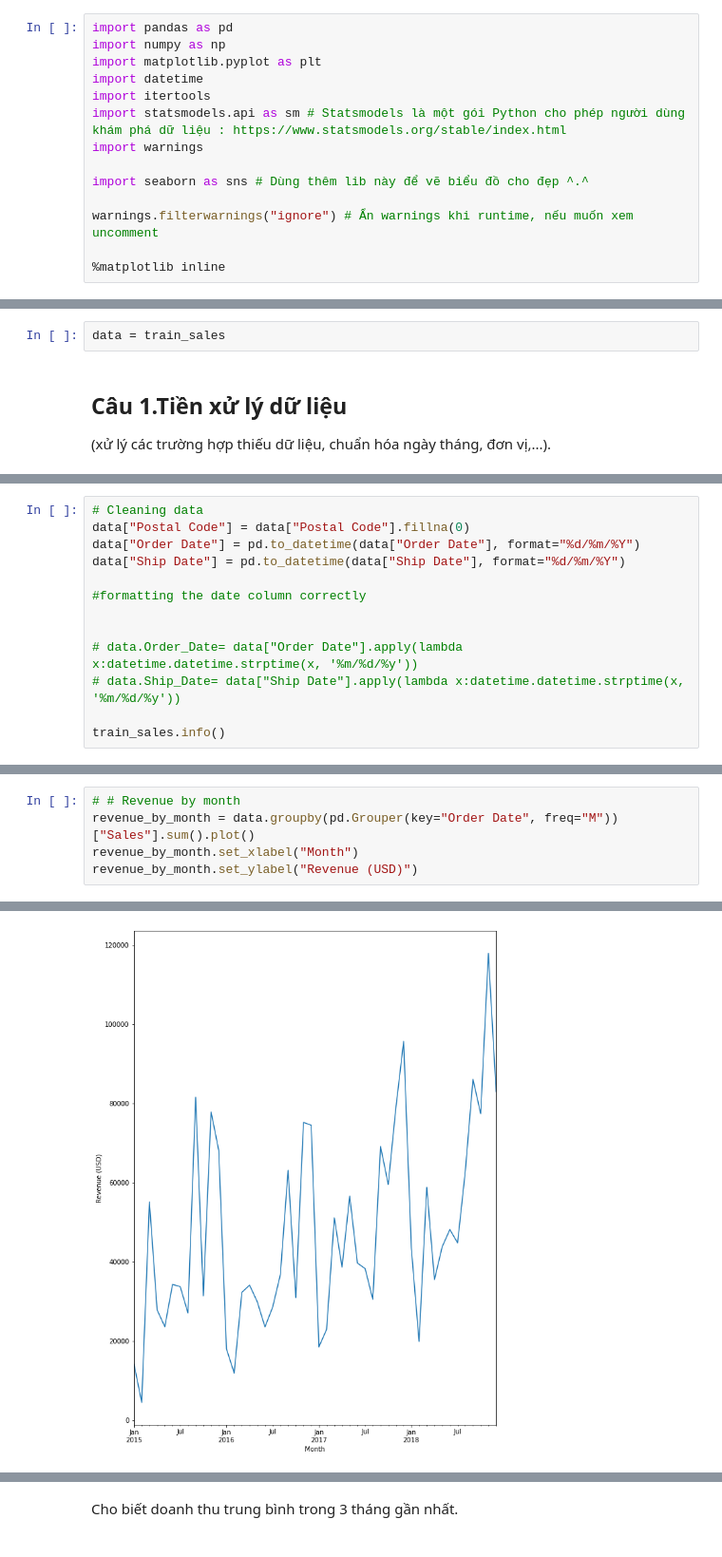
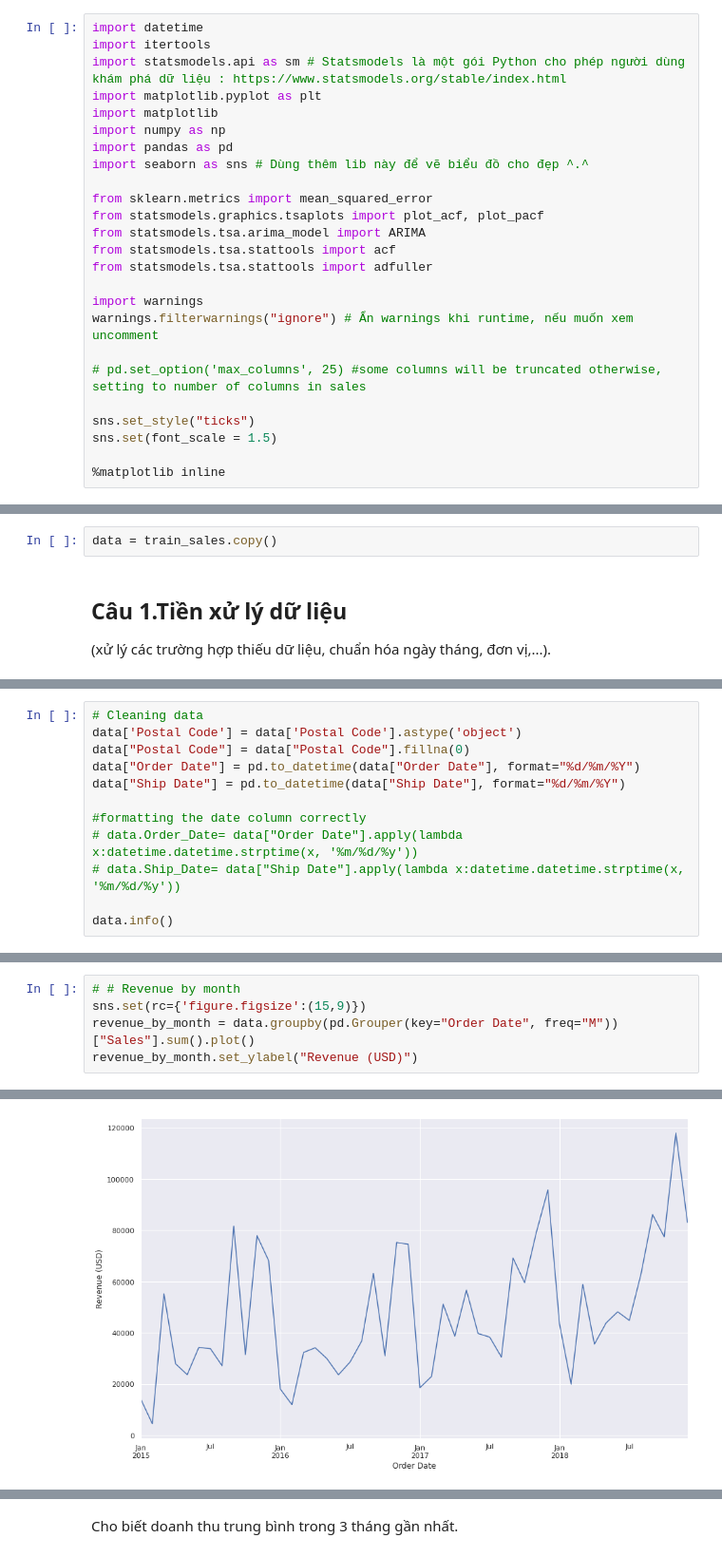
Before and after one commit to khanh22mse23057/python4engineer-assignments, a Jupyter notebook: FinalAssignments_Practice&Build_API_with_Superstore_Sales_Dataset_Analysis.ipynb, the cells around one changed output, grey strips where cells are left out. Shown at 95% size. Cells and saved outputs as stored; diff of their text form.

```diff
--- a/FinalAssignments_Practice&Build_API_with_Superstore_Sales_Dataset_Analysis.ipynb
+++ b/FinalAssignments_Practice&Build_API_with_Superstore_Sales_Dataset_Analysis.ipynb
@@ -48,18 +68,29 @@ Ví dụ file secret key được tạo từ Kaggle và được lấy về từ
 # %% [markdown]
 #### Import thư viện
 # %%
-import pandas as pd
-import numpy as np
-import matplotlib.pyplot as plt
 import datetime
 import itertools
 import statsmodels.api as sm # Statsmodels là một gói Python cho phép người dùng khám phá dữ liệu : https://www.statsmodels.org/stable/index.html
-import warnings
-
+import matplotlib.pyplot as plt
+import matplotlib
+import numpy as np
+import pandas as pd
 import seaborn as sns # Dùng thêm lib này để vẽ biểu đồ cho đẹp ^.^
 
+from sklearn.metrics import mean_squared_error
+from statsmodels.graphics.tsaplots import plot_acf, plot_pacf
+from statsmodels.tsa.arima_model import ARIMA
+from statsmodels.tsa.stattools import acf
+from statsmodels.tsa.stattools import adfuller
+
+import warnings
 warnings.filterwarnings("ignore") # Ẩn warnings khi runtime, nếu muốn xem uncomment
 
+# pd.set_option('max_columns', 25) #some columns will be truncated otherwise, setting to number of columns in sales
+
+sns.set_style("ticks")
+sns.set(font_scale = 1.5)
+
 %matplotlib inline
 # %%
 # Load data
@@ -139,7 +221,7 @@ train_sales.shape
 # %% [markdown]
 ==> Qua kết quả cho thấy dữ liệu OK ngoại trừ Postal Code có 11 dữ liệu ko tìm thấy trên tổng 9800 records
 # %%
-data = train_sales
+data = train_sales.copy()
 # %% [markdown]
 ## Câu 1.Tiền xử lý dữ liệu
 (xử lý các trường hợp thiếu dữ liệu, chuẩn hóa ngày tháng, đơn vị,...).
@@ -146,16 +233,15 @@ data = train_sales
 # %%
 # Cleaning data
+data['Postal Code'] = data['Postal Code'].astype('object')
 data["Postal Code"] = data["Postal Code"].fillna(0)
 data["Order Date"] = pd.to_datetime(data["Order Date"], format="%d/%m/%Y")
 data["Ship Date"] = pd.to_datetime(data["Ship Date"], format="%d/%m/%Y")
 
 #formatting the date column correctly
-
-
 # data.Order_Date= data["Order Date"].apply(lambda x:datetime.datetime.strptime(x, '%m/%d/%y'))
 # data.Ship_Date= data["Ship Date"].apply(lambda x:datetime.datetime.strptime(x, '%m/%d/%y'))
 
-train_sales.info()
+data.info()
 # %% [output]
 <class 'pandas.core.frame.DataFrame'>
 RangeIndex: 9800 entries, 0 to 9799
@@ -205,8 +268,8 @@ Name: Order Date, Length: 9800, dtype: period[M]
 # %%
 # # Revenue by month
+sns.set(rc={'figure.figsize':(15,9)})
 revenue_by_month = data.groupby(pd.Grouper(key="Order Date", freq="M"))["Sales"].sum().plot()
-revenue_by_month.set_xlabel("Month")
 revenue_by_month.set_ylabel("Revenue (USD)")
 # %% [output]
 Text(0, 0.5, 'Revenue (USD)')
-[figure, old version]
+[figure, new version]
```
Also changed, not shown: parts of 43 cells of this notebook.
